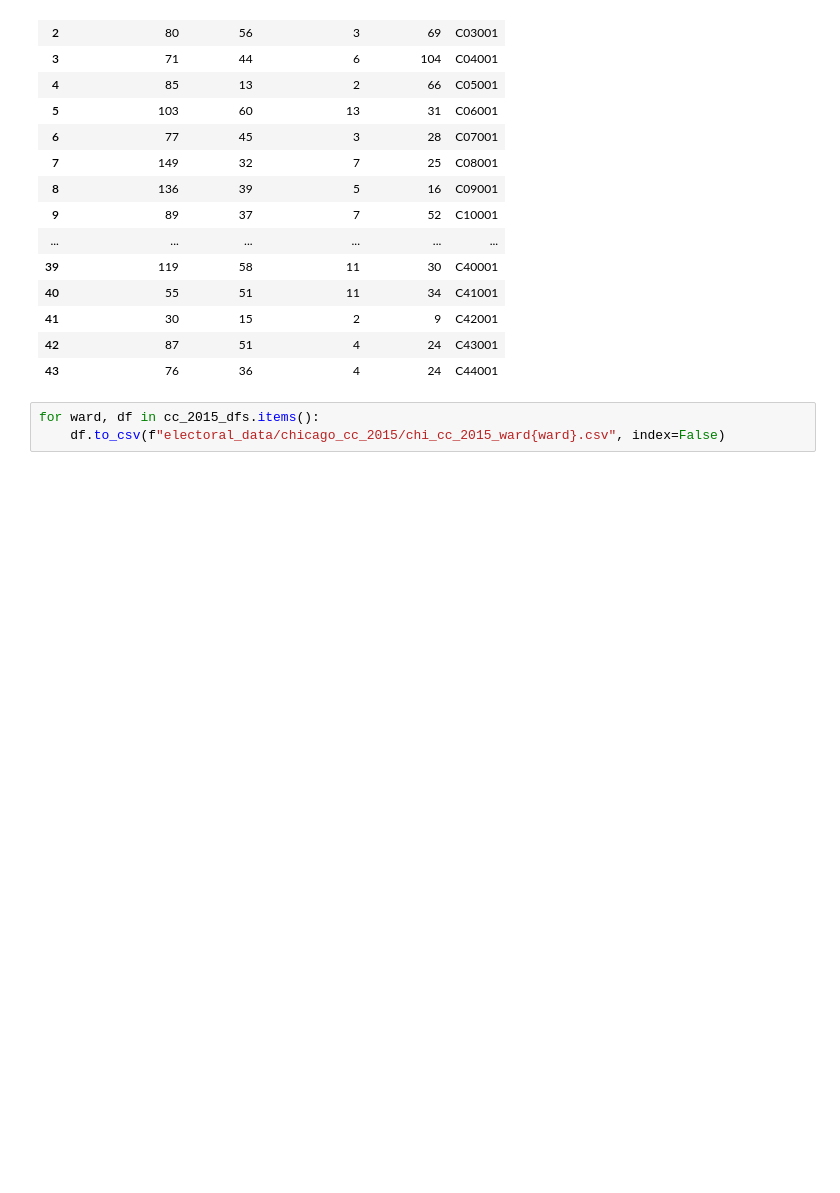
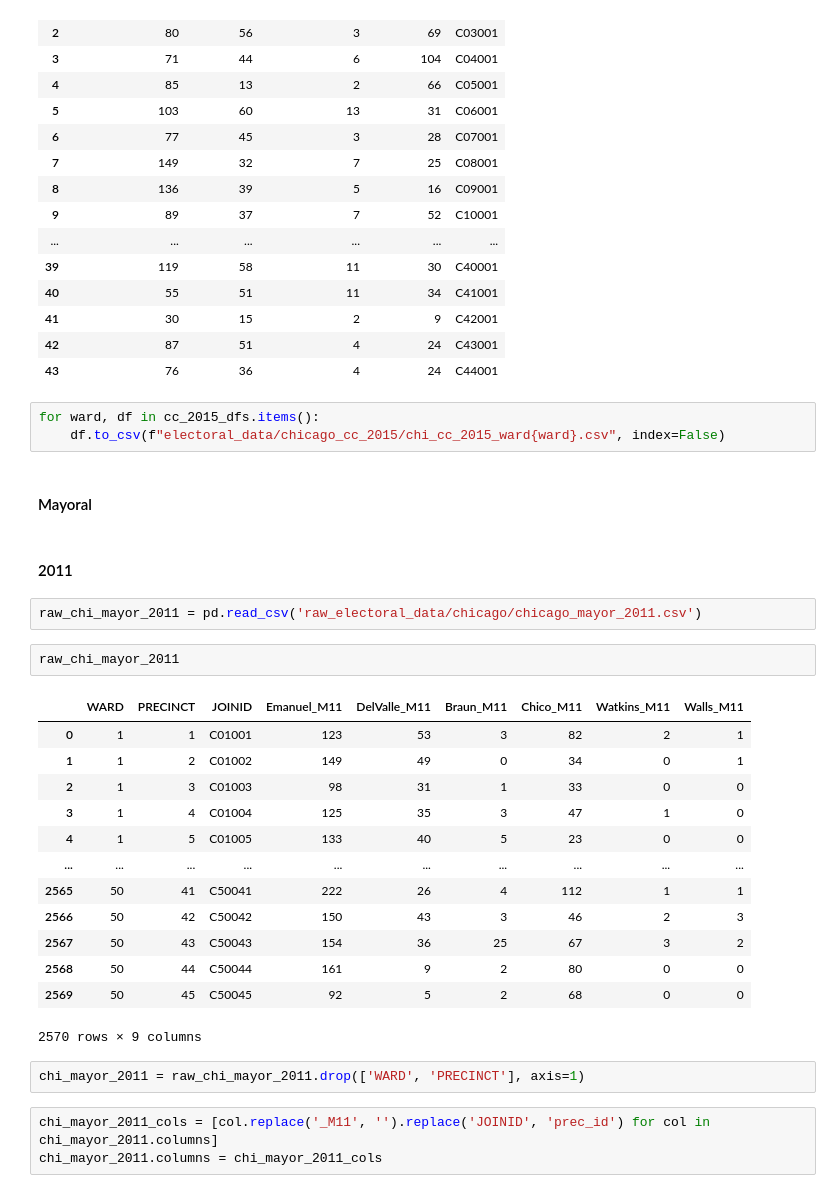
Before and after one commit to hangulu/thesis, a Jupyter notebook: code/data_cleaning.ipynb, the cells around one changed output. Cells and saved outputs as stored; diff of their text form; blank space fills up the shorter version.

```diff
--- a/code/data_cleaning.ipynb
+++ b/code/data_cleaning.ipynb
@@ -315,3 +315,30 @@ cc_2015_dfs[1]
 # %%
 for ward, df in cc_2015_dfs.items():
     df.to_csv(f"electoral_data/chicago_cc_2015/chi_cc_2015_ward{ward}.csv", index=False)
+# %% [markdown]
+#### Mayoral
+# %% [markdown]
+#### 2011
+# %%
+raw_chi_mayor_2011 = pd.read_csv('raw_electoral_data/chicago/chicago_mayor_2011.csv')
+# %%
+raw_chi_mayor_2011
+# %% [output]
+|  | WARD | PRECINCT | JOINID | Emanuel_M11 | DelValle_M11 | Braun_M11 | Chico_M11 | Watkins_M11 | Walls_M11 |
+| 0 | 1 | 1 | C01001 | 123 | 53 | 3 | 82 | 2 | 1 |
+| 1 | 1 | 2 | C01002 | 149 | 49 | 0 | 34 | 0 | 1 |
+| 2 | 1 | 3 | C01003 | 98 | 31 | 1 | 33 | 0 | 0 |
+| 3 | 1 | 4 | C01004 | 125 | 35 | 3 | 47 | 1 | 0 |
+| 4 | 1 | 5 | C01005 | 133 | 40 | 5 | 23 | 0 | 0 |
+| ... | ... | ... | ... | ... | ... | ... | ... | ... | ... |
+| 2565 | 50 | 41 | C50041 | 222 | 26 | 4 | 112 | 1 | 1 |
+| 2566 | 50 | 42 | C50042 | 150 | 43 | 3 | 46 | 2 | 3 |
+| 2567 | 50 | 43 | C50043 | 154 | 36 | 25 | 67 | 3 | 2 |
+| 2568 | 50 | 44 | C50044 | 161 | 9 | 2 | 80 | 0 | 0 |
+| 2569 | 50 | 45 | C50045 | 92 | 5 | 2 | 68 | 0 | 0 |
+2570 rows × 9 columns
+# %%
+chi_mayor_2011 = raw_chi_mayor_2011.drop(['WARD', 'PRECINCT'], axis=1)
+# %%
+chi_mayor_2011_cols = [col.replace('_M11', '').replace('JOINID', 'prec_id') for col in chi_mayor_2011.columns]
+chi_mayor_2011.columns = chi_mayor_2011_cols
```
Also changed, not shown: parts of 18 cells of this notebook, 3 other files.
